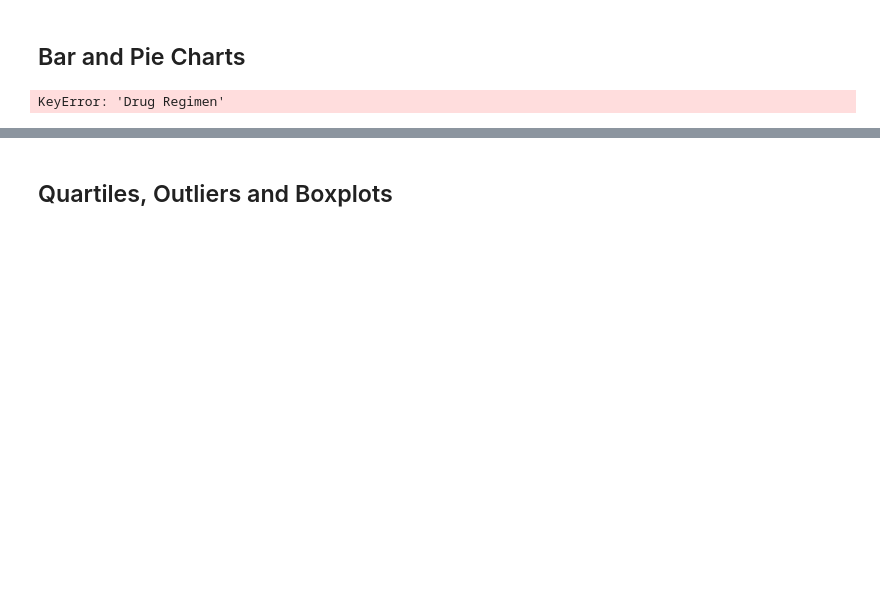
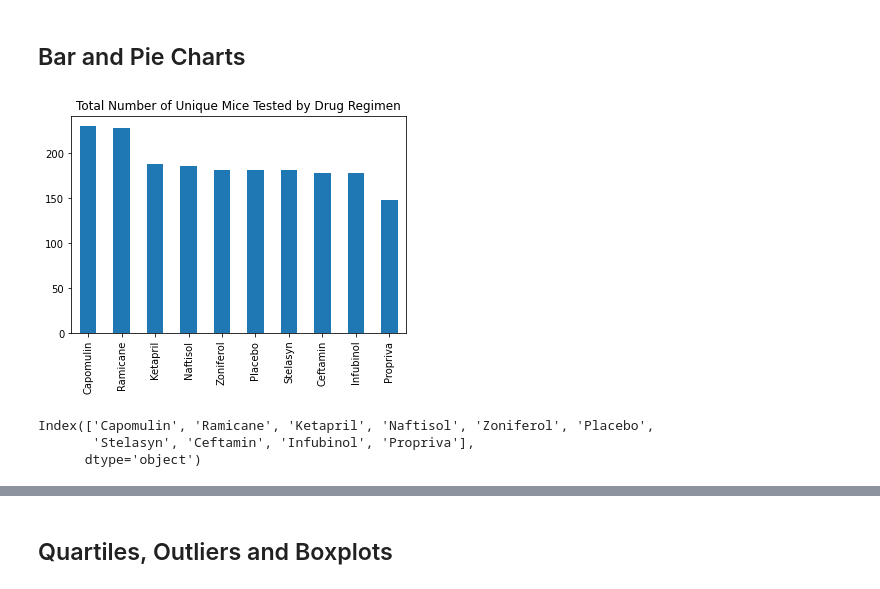
Before and after one commit to KristenScaletta/matplotlib_challenge, a Jupyter notebook: pymaceuticals.ipynb, the cells around one changed output, grey strips where cells are left out. Saved outputs shown, nothing was run; the diff lists cells and outputs as text; code cells hidden in the pictures; blank space fills up the shorter version.

```diff
--- a/pymaceuticals.ipynb
+++ b/pymaceuticals.ipynb
@@ -111,25 +152,28 @@ TypeError: could not convert string to float: 'Ramicane'
 ## Bar and Pie Charts
 # %%
 # Generate a bar plot showing the total number of unique mice tested on each drug regimen using pandas.
-# Filter the DataFrame down only to those columns to chart
 
 mice_drug = pd.DataFrame({
-    "Drug Regimen1": mice_df['Drug Regimen'],
-    "Mice": mice_df['Mouse ID'].value_counts()
+    "Drug Regimen": mice_df['Drug Regimen'],
+    "Mice": mice_df['Mouse ID']
 })
 
+mice_drug['Drug Regimen'].value_counts()
 # Set the index for labels
-mice_df = mice_drug.set_index('Drug Regimen1')
-
-
-#mice_drug.plot(kind="bar", figsize=(20,3))
+mice_drug.set_index('Drug Regimen')
+mice_drug['Drug Regimen'].value_counts().plot(kind="bar")
 
 # Set a title for the chart
-#plt.title("Total Number of Unique Mice Tested by Drug Regimen")
+plt.title("Total Number of Unique Mice Tested by Drug Regimen")
 
-#plt.show()
-mice_drug.head(20)
+plt.show()
 # %% [output]
-KeyError: 'Drug Regimen'
+[figure, added]
+# %%
+mice_drug['Drug Regimen'].value_counts().index
+# %% [output]
+Index(['Capomulin', 'Ramicane', 'Ketapril', 'Naftisol', 'Zoniferol', 'Placebo',
+       'Stelasyn', 'Ceftamin', 'Infubinol', 'Propriva'],
+      dtype='object')
 # %%
 # Generate a bar plot showing the total number of unique mice tested on each drug regimen using pyplot.
```
Also changed, not shown: parts of 9 cells of this notebook.
